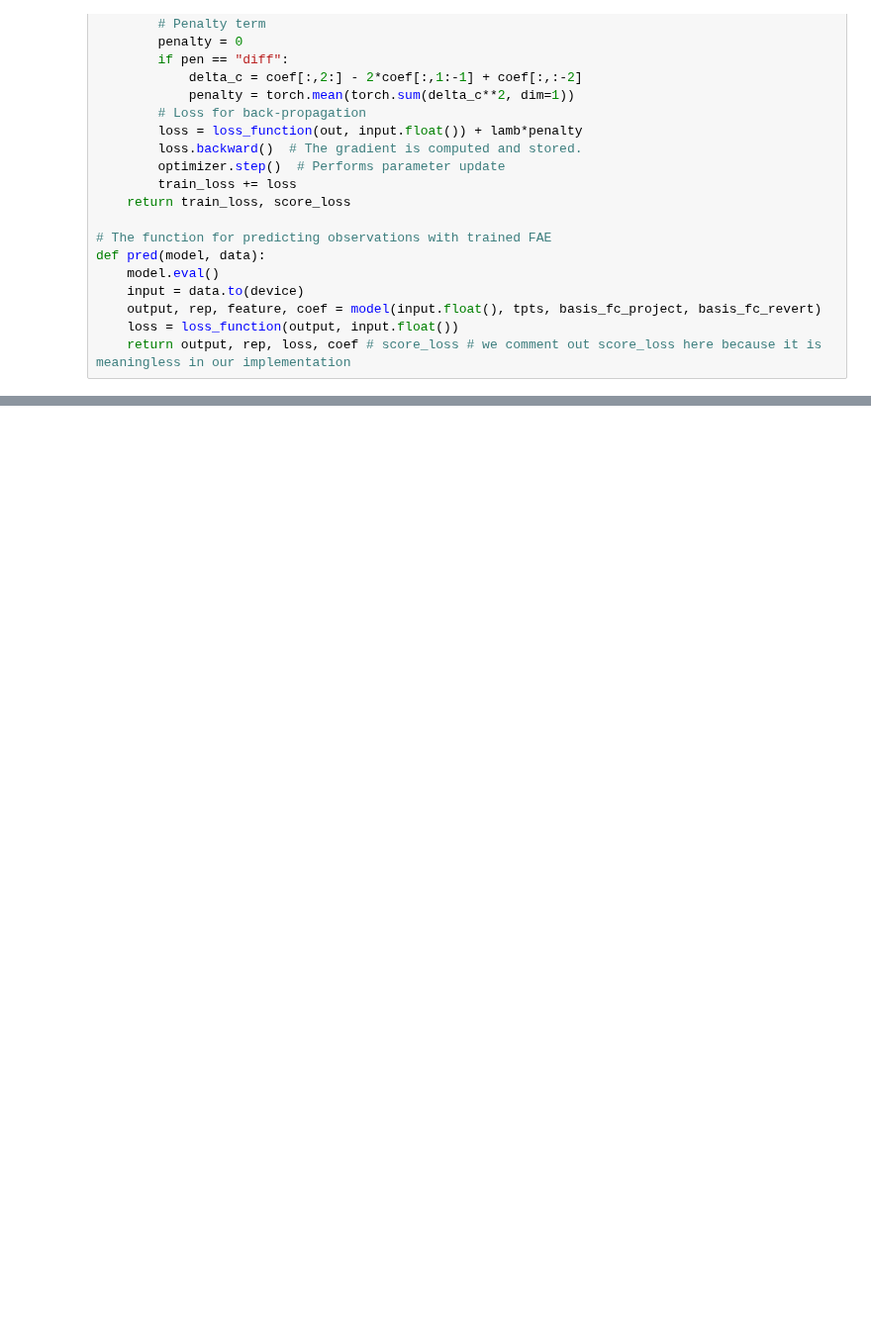
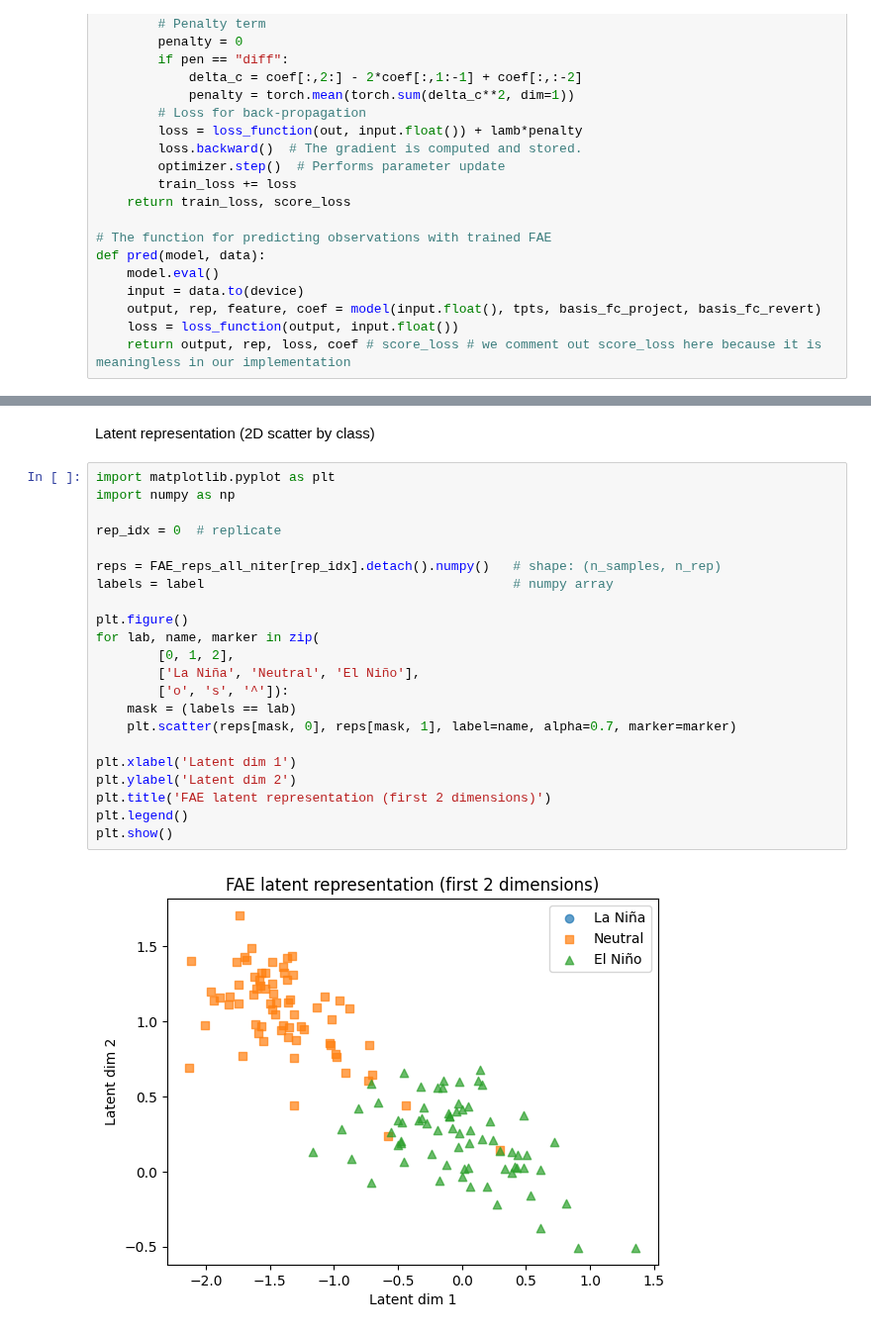
Before and after one commit to mobinapourmoshir/Functional-Autoencoder, a Jupyter notebook: FAE-Regular.ipynb, the cells around one changed output, grey strips where cells are left out. Shown at 99% size. Saved outputs shown, nothing was run; the diff lists cells and outputs as text; blank space fills up the shorter version.

```diff
--- a/FAE-Regular.ipynb
+++ b/FAE-Regular.ipynb
@@ -278,0 +369,26 @@ stats.ttest_rel(classification_FAE_test_niter, classification_FPCA_test_niter) #
+# %% [markdown]
+Latent representation (2D scatter by class)
+# %%
+import matplotlib.pyplot as plt
+import numpy as np
+
+rep_idx = 0  # replicate
+
+reps = FAE_reps_all_niter[rep_idx].detach().numpy()   # shape: (n_samples, n_rep)
+labels = label                                        # numpy array
+
+plt.figure()
+for lab, name, marker in zip(
+        [0, 1, 2],
+        ['La Niña', 'Neutral', 'El Niño'],
+        ['o', 's', '^']):
+    mask = (labels == lab)
+    plt.scatter(reps[mask, 0], reps[mask, 1], label=name, alpha=0.7, marker=marker)
+
+plt.xlabel('Latent dim 1')
+plt.ylabel('Latent dim 2')
+plt.title('FAE latent representation (first 2 dimensions)')
+plt.legend()
+plt.show()
+# %% [output]
+[figure, added]
```
Also changed, not shown: parts of 9 cells of this notebook, 1 other file.
